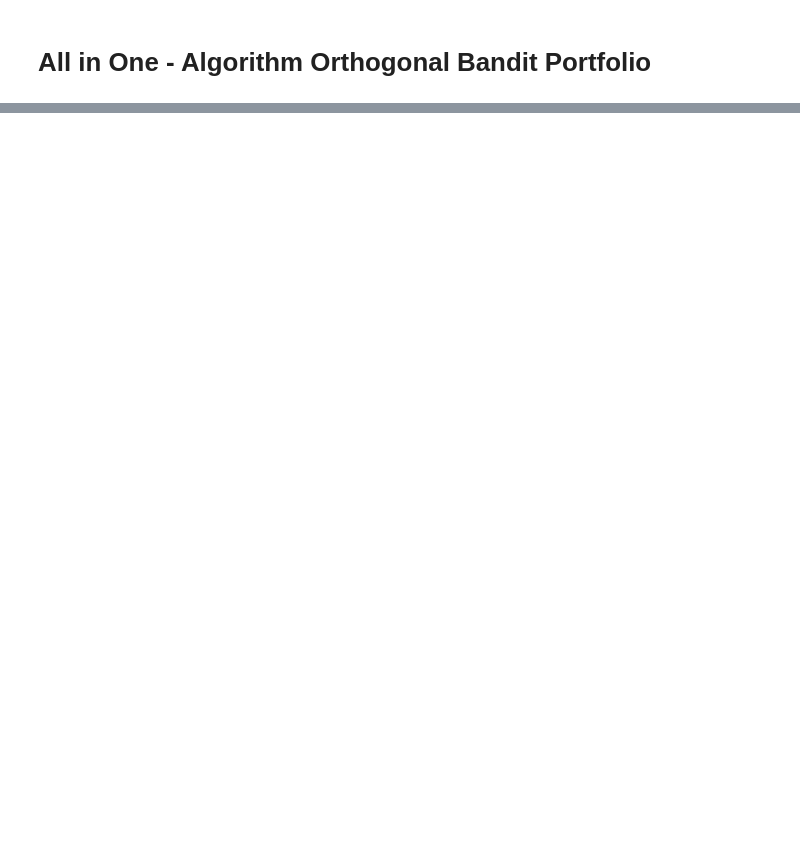
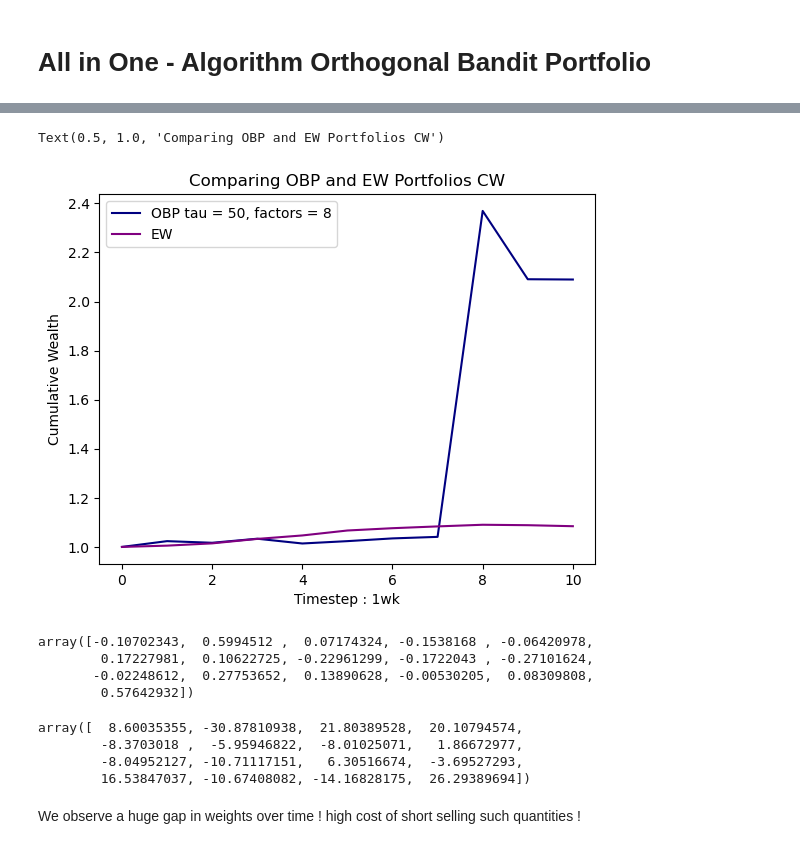
Before and after one commit to eptrn/Bandit-Algorithms, a Jupyter notebook: Bandit Orthogonal Portfolio.ipynb, the cells around one changed output, grey strips where cells are left out. Drawn from its saved outputs; the diff is of its cells as text; code cells hidden in the pictures; blank space fills up the shorter version.

```diff
--- a/Bandit Orthogonal Portfolio.ipynb
+++ b/Bandit Orthogonal Portfolio.ipynb
@@ -127,3 +123,8 @@ array([ 18.02999285,  31.08824212,  52.26116004,  55.19815684,
 # %% [markdown]
 # All in One - Algorithm Orthogonal Bandit Portfolio
+# %%
+interval = '1wk'
+tau = 50
+m = 10
+l = 8 #n_assets / 2 looks good for small n_assets
 # %%
@@ -200,0 +183,2 @@ Cumulative Wealth 5.732319376093969e-178
+# %%
+returns,returnsEW,CW_OBP_list,CW_EW_list,weights = run_obp(interval=interval,tau=tau,l=l,m=m)
@@ -200,0 +212,25 @@ Cumulative Wealth 5.732319376093969e-178
+# %%
+sns.lineplot(x=np.arange(0,m+1,1),y=[1]+CW_OBP_list,color='navy',label=f'OBP tau = {tau}, factors = {l}')
+sns.lineplot(x=np.arange(0,m+1,1),y=[1]+CW_EW_list,color='purple',label='EW')
+plt.ylabel('Cumulative Wealth')
+plt.xlabel(f'Timestep : {interval}')
+plt.title('Comparing OBP and EW Portfolios CW')
+# %% [output]
+Text(0.5, 1.0, 'Comparing OBP and EW Portfolios CW')
+[figure, added]
+# %%
+weights[6]
+# %% [output]
+array([-0.10702343,  0.5994512 ,  0.07174324, -0.1538168 , -0.06420978,
+        0.17227981,  0.10622725, -0.22961299, -0.1722043 , -0.27101624,
+       -0.02248612,  0.27753652,  0.13890628, -0.00530205,  0.08309808,
+        0.57642932])
+# %%
+weights[7]
+# %% [output]
+array([  8.60035355, -30.87810938,  21.80389528,  20.10794574,
+        -8.3703018 ,  -5.95946822,  -8.01025071,   1.86672977,
+        -8.04952127, -10.71117151,   6.30516674,  -3.69527293,
+        16.53847037, -10.67408082, -14.16828175,  26.29389694])
+# %% [markdown]
+We observe a huge gap in weights over time ! high cost of short selling such quantities !
```
Also changed, not shown: parts of 9 cells of this notebook, 1 other file.
